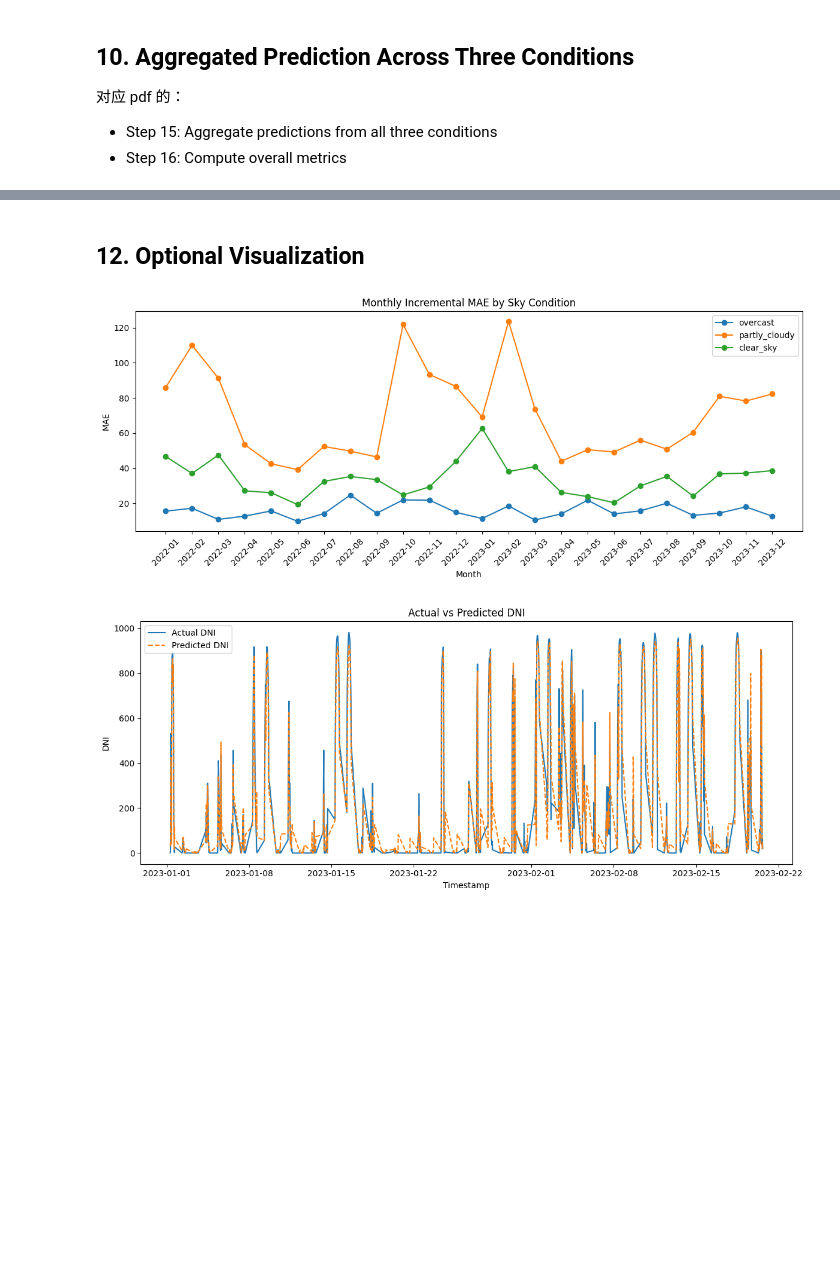
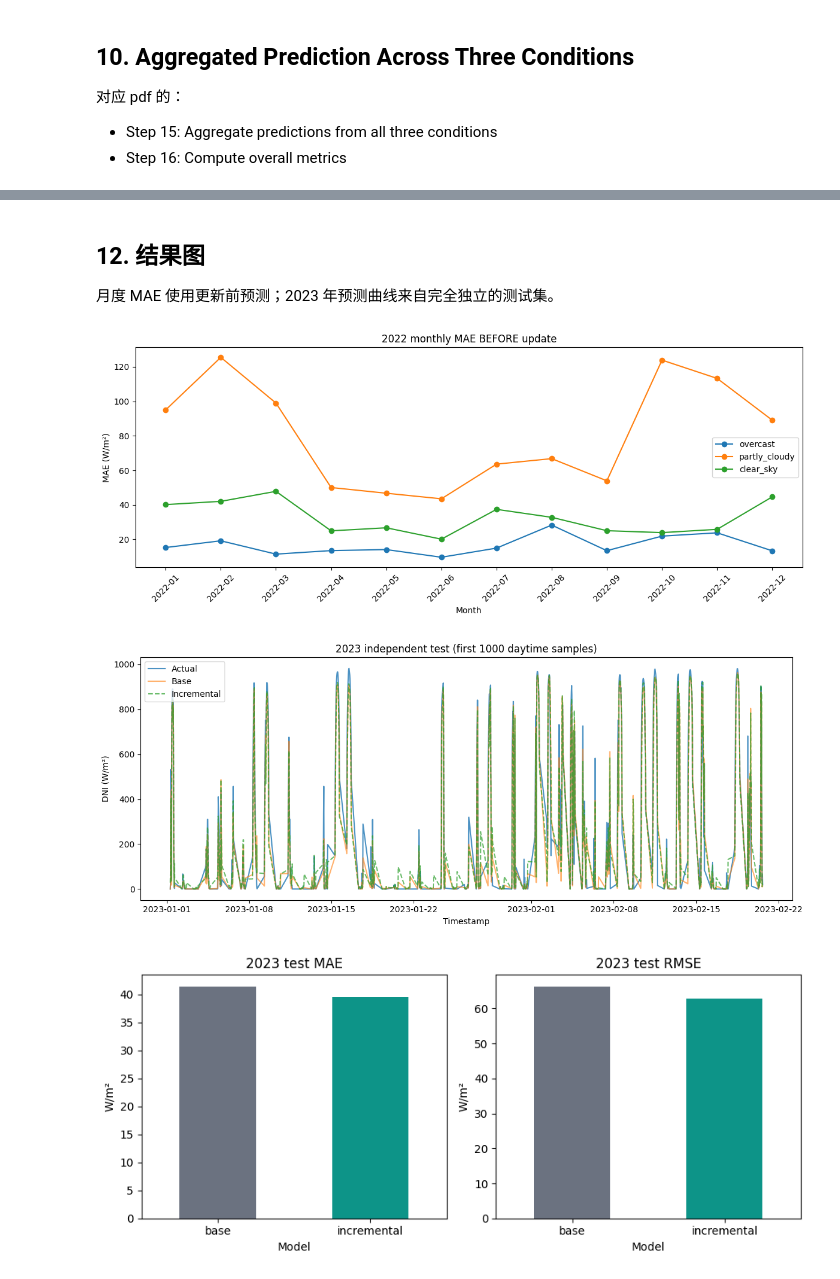
Before and after one commit to Minnie0611/Prediction-of-DNI-using-Machine-Learning, a Jupyter notebook: dni_incremental_learning_framework.ipynb, the cells around one changed output, grey strips where cells are left out. Drawn from its saved outputs; the diff is of its cells as text; code cells hidden in the pictures; blank space fills up the shorter version.

Commit message:
Update incremental DNI experiment and results

```diff
--- a/dni_incremental_learning_framework.ipynb
+++ b/dni_incremental_learning_framework.ipynb
@@ -466,7 +465,6 @@ def evaluate_regression(y_true, y_pred):
 - Step 3: Train base models
 - Step 5: Initialize replay buffers
 # %%
-
 # ===== 7. Base Training =====
 def train_base_models(df_daytime: pd.DataFrame):
     base_df = df_daytime[df_daytime["timestamp"] <= pd.Timestamp(BASE_TRAIN_END)].copy()
@@ -510,9 +508,13 @@ def train_base_models(df_daytime: pd.DataFrame):
             "scaler": scaler,
             "model": best_model,
             "history": history,
-            "last_checkpoint": model_path
+            "last_checkpoint": model_path,
+            "trained_through": str(cond_df["timestamp"].max())
         }
         replay_buffers[cond] = buffer
+        save_artifact_state(cond, artifacts[cond], buffer)
 
+    if set(artifacts) != set(CONDITIONS):
+        raise ValueError("Base data must contain all three sky conditions")
     return artifacts, replay_buffers
 # %% [markdown]
@@ -523,8 +524,8 @@ def train_base_models(df_daytime: pd.DataFrame):
 # %%
-
 # ===== 8. Monthly Block Generator =====
 def monthly_blocks(df_daytime: pd.DataFrame):
-    inc_df = df_daytime[df_daytime["timestamp"] >= pd.Timestamp(INCREMENTAL_START)].copy()
+    inc_df = df_daytime[(df_daytime["timestamp"] >= pd.Timestamp(INCREMENTAL_START)) &
+                         (df_daytime["timestamp"] < pd.Timestamp(TEST_START))].copy()
     if inc_df.empty:
         return []
 
@@ -656,16 +616,19 @@ def run_incremental_learning(df_daytime, artifacts, replay_buffers):
 - Step 15: Aggregate predictions from all three conditions
 - Step 16: Compute overall metrics
 # %%
-
 # ===== 10. Aggregated Prediction Across Three Conditions =====
 def predict_all_conditions(df_input: pd.DataFrame, artifacts: dict):
     df = df_input.copy().reset_index(drop=True)
+    if not df["sky_condition"].isin(CONDITIONS).all():
+        raise ValueError("Unknown sky condition")
     preds = np.zeros(len(df))
 
     for cond in CONDITIONS:
         mask = df["sky_condition"] == cond
-        if mask.sum() == 0 or cond not in artifacts:
+        if mask.sum() == 0:
             continue
+        if cond not in artifacts:
+            raise ValueError(f"Missing model for {cond}")
 
         X_cond = df.loc[mask, MODEL_FEATURE_COLS]
         scaler = artifacts[cond]["scaler"]
@@ -797,37 +780,41 @@ MSE: 3979.0994
 # %% [markdown]
-## 12. Optional Visualization
+## 12. 结果图
+
+月度 MAE 使用更新前预测；2023 年预测曲线来自完全独立的测试集。
 # %%
-
-# ===== 12. Optional Visualization =====
-if 'monthly_report_df' in globals() and not monthly_report_df.empty:
-    plt.figure(figsize=(12, 5))
+if not monthly_report_df.empty:
+    fig, ax = plt.subplots(figsize=(12, 5))
     for cond in CONDITIONS:
         temp = monthly_report_df[monthly_report_df["condition"] == cond]
-        if not temp.empty:
-            plt.plot(temp["month"], temp["MAE"], marker="o", label=cond)
-
-    plt.xticks(rotation=45)
-    plt.title("Monthly Incremental MAE by Sky Condition")
-    plt.xlabel("Month")
-    plt.ylabel("MAE")
-    plt.legend()
-    plt.tight_layout()
+        ax.plot(temp["month"], temp["MAE"], marker="o", label=cond)
+    ax.set(title="2022 monthly MAE BEFORE update", xlabel="Month", ylabel="MAE (W/m²)")
+    ax.tick_params(axis="x", rotation=45)
+    ax.legend()
+    fig.tight_layout()
+    fig.savefig(OUTPUT_DIR / "monthly_preupdate_mae.png", dpi=150)
     plt.show()
 
-if 'test_df' in globals() and not test_df.empty and "Predicted DNI" in test_df.columns:
-    plot_df = test_df.copy()
-    plot_df = plot_df.sort_values("timestamp").head(1000)
+fig, ax = plt.subplots(figsize=(12, 5))
+plot_df = test_df.sort_values("timestamp").head(1000)
+ax.plot(plot_df["timestamp"], plot_df["DNI"], label="Actual", alpha=0.8)
+ax.plot(plot_df["timestamp"], plot_df["Base Predicted DNI"], label="Base", alpha=0.6)
+ax.plot(plot_df["timestamp"], plot_df["Predicted DNI"], label="Incremental", alpha=0.7, linestyle="--")
+ax.set(title="2023 independent test (first 1000 daytime samples)", xlabel="Timestamp", ylabel="DNI (W/m²)")
+ax.legend()
+fig.tight_layout()
+fig.savefig(OUTPUT_DIR / "independent_test_predictions.png", dpi=150)
+plt.show()
 
-    plt.figure(figsize=(12, 5))
-    plt.plot(plot_df["timestamp"], plot_df["DNI"], label="Actual DNI")
-    plt.plot(plot_df["timestamp"], plot_df["Predicted DNI"], label="Predicted DNI", linestyle="--")
-    plt.title("Actual vs Predicted DNI")
-    plt.xlabel("Timestamp")
-    plt.ylabel("DNI")
-    plt.legend()
-    plt.tight_layout()
-    plt.show()
+overall = comparison_df[comparison_df["condition"] == "overall"].set_index("model")
+fig, axes = plt.subplots(1, 2, figsize=(9, 4))
+for ax, metric in zip(axes, ["MAE", "RMSE"]):
+    overall[metric].plot.bar(ax=ax, rot=0, color=["#6b7280", "#0d9488"])
+    ax.set(title=f"2023 test {metric}", xlabel="Model", ylabel="W/m²")
+fig.tight_layout()
+fig.savefig(OUTPUT_DIR / "test_model_comparison.png", dpi=150)
+plt.show()
 # %% [output]
-[figure, old version]
+[figure, new version]
-[figure, old version]
+[figure, new version]
+[figure, added]
 # %% [markdown]
```
Also changed, not shown: parts of 17 cells of this notebook, 16 other files.
